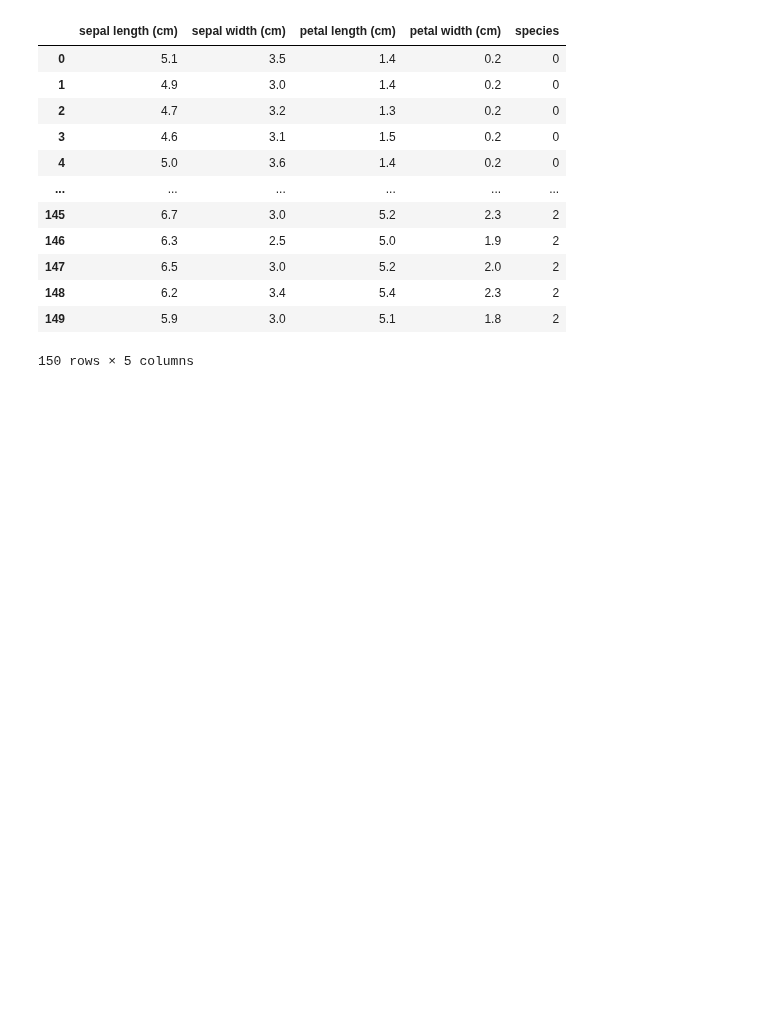
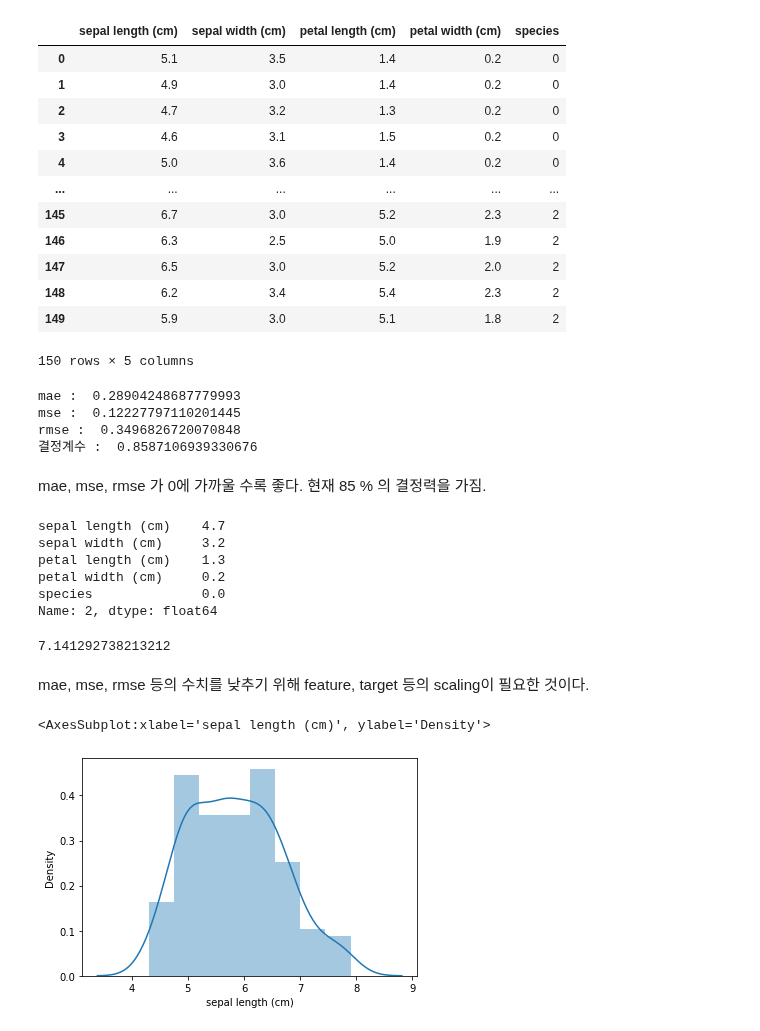
Before and after one commit to Supreme-YS/TIL, a Jupyter notebook: Data_Analysis/regression_measure_ml[10].ipynb, the cells around one changed output. Drawn from its saved outputs; the diff is of its cells as text; code cells hidden in the pictures; blank space fills up the shorter version.

```diff
--- a/Data_Analysis/regression_measure_ml[10].ipynb
+++ b/Data_Analysis/regression_measure_ml[10].ipynb
@@ -214,8 +208,13 @@ irisDF
 | 148 | 6.2 | 3.4 | 5.4 | 2.3 | 2 |
 | 149 | 5.9 | 3.0 | 5.1 | 1.8 | 2 |
 150 rows × 5 columns
+# %%
+# feature
+X = irisDF.drop('sepal length (cm)', axis=1)
+# target
+Y = irisDF['sepal length (cm)']
 # %%
-X_train, X_test, y_train, y_test = train_test_split()
+X_train, X_test, y_train, y_test = train_test_split(X, Y, test_size=0.2, random_state=100)
 
 lr_model = LinearRegression()
 lr_model.fit(X_train, y_train)
@@ -224,3 +223,32 @@ y_pred = lr_model.predict(X_test)
 print('mae : ', mean_absolute_error(y_test, y_pred))
 print('mse : ', mean_squared_error(y_test, y_pred))
 print('rmse : ', np.sqrt(mean_squared_error(y_test, y_pred)) ) # rmse는 함수가 없기 떄문에 sqrt 함수를 이용해서 푼다.
+print('결정계수 : ', lr_model.score(X, Y))
+# %% [output]
+mae :  0.28904248687779993
+mse :  0.12227797110201445
+rmse :  0.3496826720070848
+결정계수 :  0.8587106939330676
+# %% [markdown]
+mae, mse, rmse 가 0에 가까울 수록 좋다.
+현재 85 % 의 결정력을 가짐.
+# %%
+irisDF.loc[2]
+# %% [output]
+sepal length (cm)    4.7
+sepal width (cm)     3.2
+petal length (cm)    1.3
+petal width (cm)     0.2
+species              0.0
+Name: 2, dtype: float64
+# %%
+y_pred[2]
+# %% [output]
+7.141292738213212
+# %% [markdown]
+mae, mse, rmse 등의 수치를 낮추기 위해 feature, target 등의 scaling이 필요한 것이다.
+# %%
+sns.distplot(Y)
+# %% [output]
+<AxesSubplot:xlabel='sepal length (cm)', ylabel='Density'>
+[figure, added]
```
Also changed, not shown: parts of 11 cells of this notebook.
